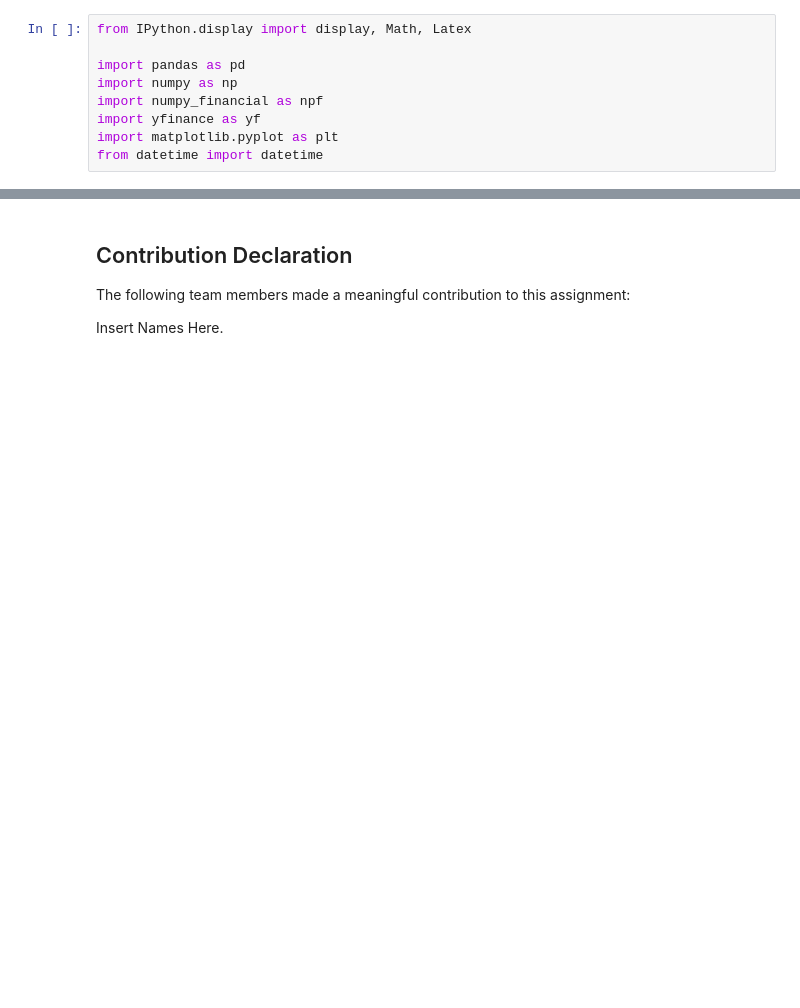
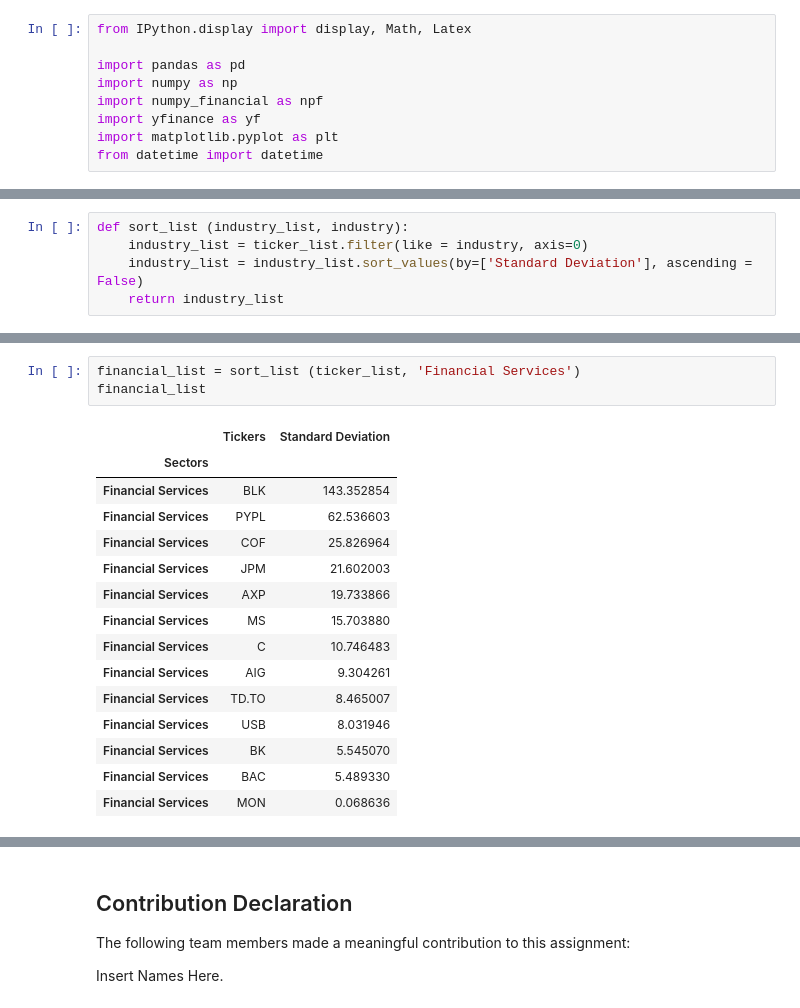
Before and after one commit to Stephens-organization/CFM-Group-Assignment, a Jupyter notebook: Team_XX_Assignment.ipynb, the cells around one changed output, grey strips where cells are left out. Drawn from its saved outputs; the diff is of its cells as text; blank space fills up the shorter version.

```diff
--- a/Team_XX_Assignment.ipynb
+++ b/Team_XX_Assignment.ipynb
@@ -37,0 +85,5 @@ SyntaxError: unexpected EOF while parsing (<ipython-input-4-f6589f3c8e58>, line
+# %%
+def sort_list (industry_list, industry):
+    industry_list = ticker_list.filter(like = industry, axis=0)
+    industry_list = industry_list.sort_values(by=['Standard Deviation'], ascending = False)
+    return industry_list
@@ -37,0 +100,19 @@ SyntaxError: unexpected EOF while parsing (<ipython-input-4-f6589f3c8e58>, line
+# %%
+financial_list = sort_list (ticker_list, 'Financial Services')
+financial_list
+# %% [output]
+|  | Tickers | Standard Deviation |
+| Sectors |  |  |
+| Financial Services | BLK | 143.352854 |
+| Financial Services | PYPL | 62.536603 |
+| Financial Services | COF | 25.826964 |
+| Financial Services | JPM | 21.602003 |
+| Financial Services | AXP | 19.733866 |
+| Financial Services | MS | 15.703880 |
+| Financial Services | C | 10.746483 |
+| Financial Services | AIG | 9.304261 |
+| Financial Services | TD.TO | 8.465007 |
+| Financial Services | USB | 8.031946 |
+| Financial Services | BK | 5.545070 |
+| Financial Services | BAC | 5.489330 |
+| Financial Services | MON | 0.068636 |
```
Also changed, not shown: parts of 21 cells of this notebook.
